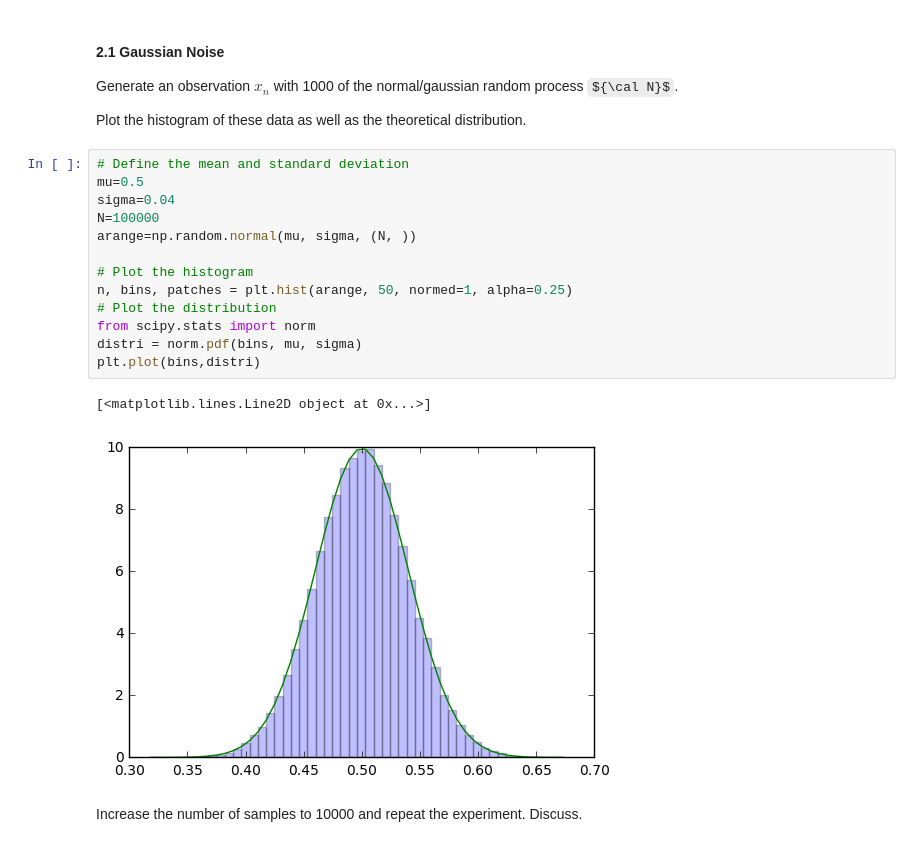
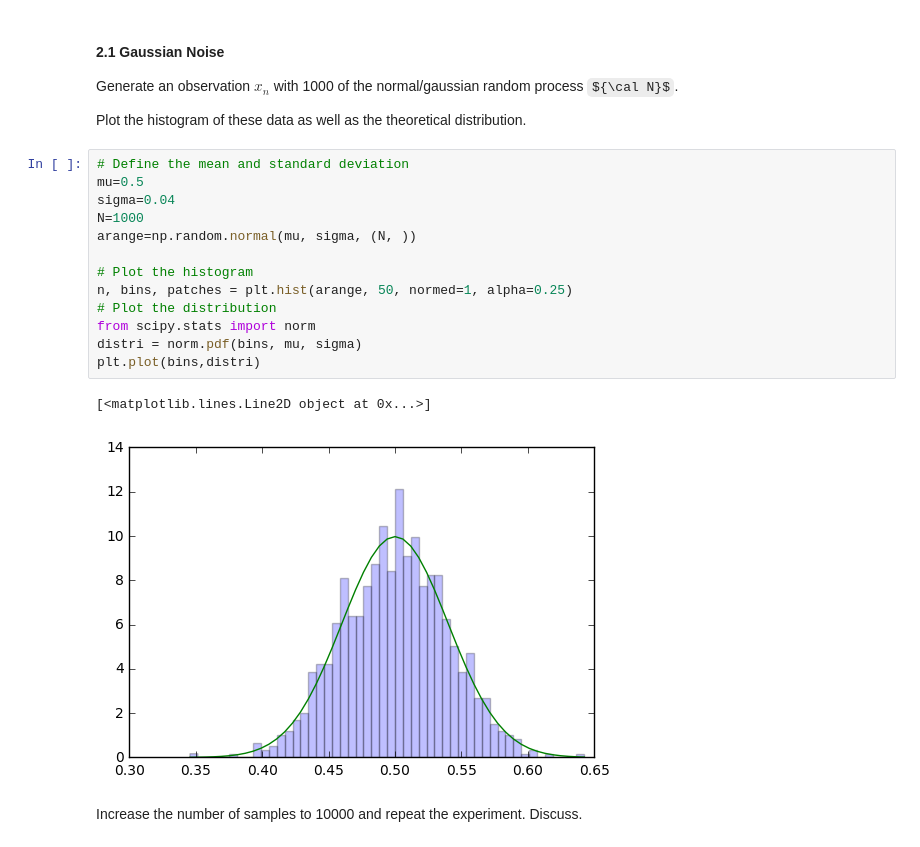
Before and after one commit to daniglezad/DSP-TP-1617, a Jupyter notebook: Lab1/python/Lab1.ipynb, the cells around one changed output. Cells and saved outputs as stored; diff of their text form; some formulas as TeX source.

```diff
--- a/Lab1/python/Lab1.ipynb
+++ b/Lab1/python/Lab1.ipynb
@@ -217,19 +217,19 @@ Plot the histogram of these data as well as the theoretical distribution.
 # %%
 # Define the mean and standard deviation
 mu=0.5
 sigma=0.04
-N=100000
+N=1000
 arange=np.random.normal(mu, sigma, (N, ))
 
 # Plot the histogram
 n, bins, patches = plt.hist(arange, 50, normed=1, alpha=0.25)
 # Plot the distribution
 from scipy.stats import norm
 distri = norm.pdf(bins, mu, sigma)
 plt.plot(bins,distri)
 # %% [output]
 [<matplotlib.lines.Line2D object at 0x...>]
-[figure, old version]
+[figure, new version]
 # %% [markdown]
 
 Increase the number of samples to 10000 and repeat the experiment. Discuss.
```
Also changed, not shown: parts of 6 cells of this notebook.
